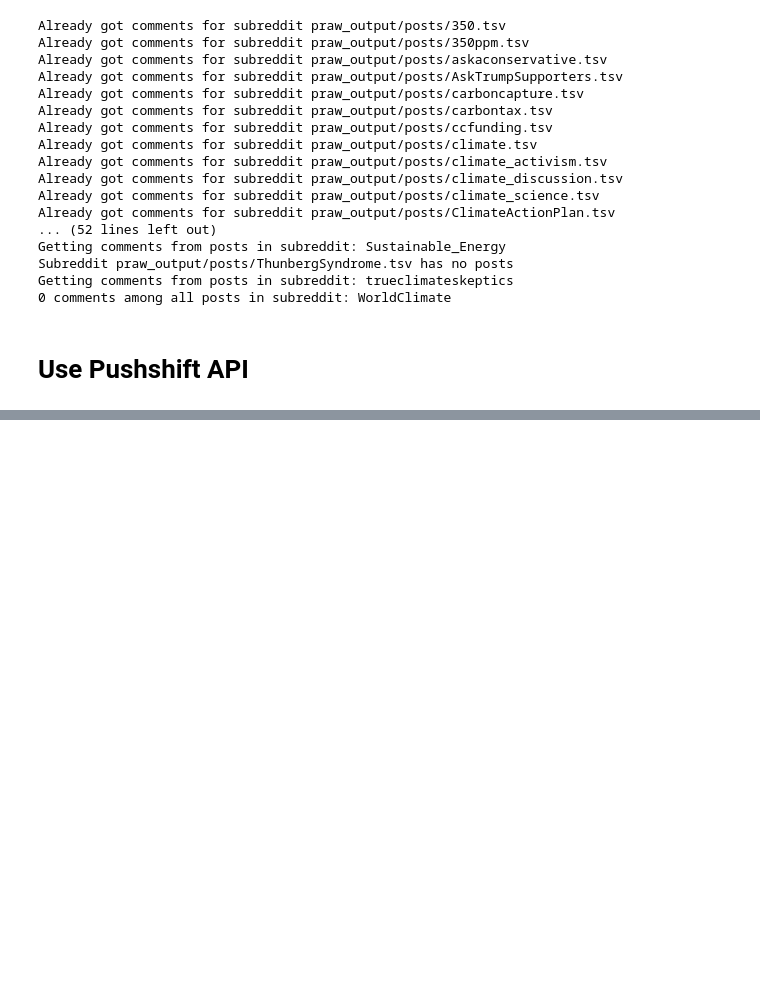
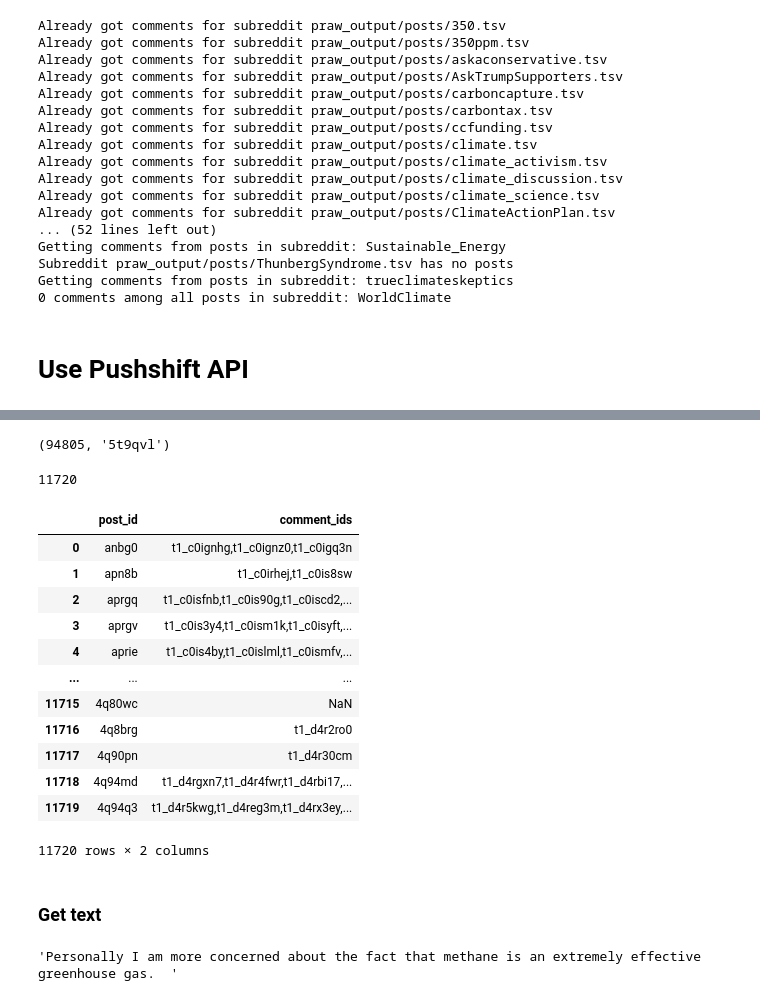
Before and after one commit to yiweiluo/Green-American-Lexicon, a Jupyter notebook: 1_data_collection/reddit/praw_pushshift_scratchpad.ipynb, the cells around one changed output, grey strips where cells are left out. Drawn from its saved outputs; the diff is of its cells as text; code cells hidden in the pictures; blank space fills up the shorter version.

```diff
--- a/1_data_collection/reddit/praw_pushshift_scratchpad.ipynb
+++ b/1_data_collection/reddit/praw_pushshift_scratchpad.ipynb
@@ -580,0 +561,31 @@ subStats['hrgntm'] # keys are post ids
+# %%
+ix_sub_id,sub_id
+# %% [output]
+(94805, '5t9qvl')
+# %%
+len(comments_per_post)
+# %% [output]
+11720
+# %%
+pd.read_csv('output/comment_ids_per_post.tsv',sep='\t')
+# %% [output]
+|  | post_id | comment_ids |
+| 0 | anbg0 | t1_c0ignhg,t1_c0ignz0,t1_c0igq3n |
+| 1 | apn8b | t1_c0irhej,t1_c0is8sw |
+| 2 | aprgq | t1_c0isfnb,t1_c0is90g,t1_c0iscd2,... |
+| 3 | aprgv | t1_c0is3y4,t1_c0ism1k,t1_c0isyft,... |
+| 4 | aprie | t1_c0is4by,t1_c0islml,t1_c0ismfv,... |
+| ... | ... | ... |
+| 11715 | 4q80wc | NaN |
+| 11716 | 4q8brg | t1_d4r2ro0 |
+| 11717 | 4q90pn | t1_d4r30cm |
+| 11718 | 4q94md | t1_d4rgxn7,t1_d4r4fwr,t1_d4rbi17,... |
+| 11719 | 4q94q3 | t1_d4r5kwg,t1_d4reg3m,t1_d4rx3ey,... |
+11720 rows × 2 columns
+# %% [markdown]
+### Get text
+# %%
+comment = reddit.comment("c0st842")
+comment.body
+# %% [output]
+'Personally I am more concerned about the fact that methane is an extremely effective greenhouse gas.  '
```
Also changed, not shown: parts of 42 cells of this notebook.
